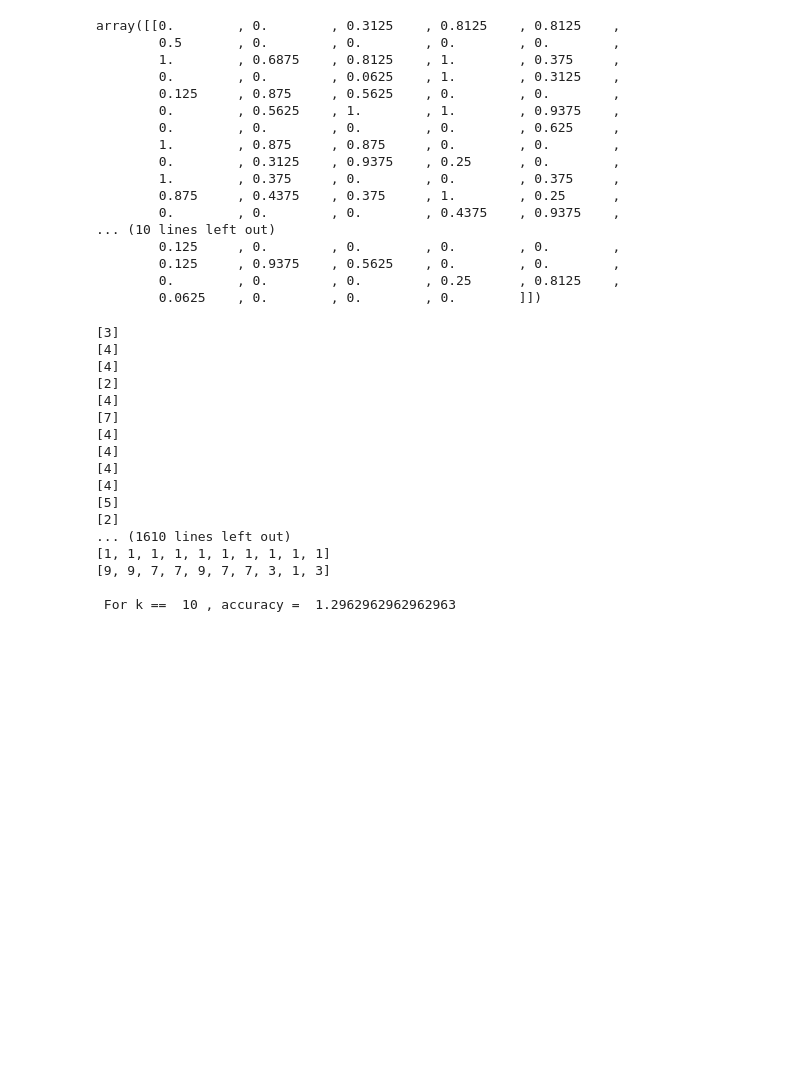
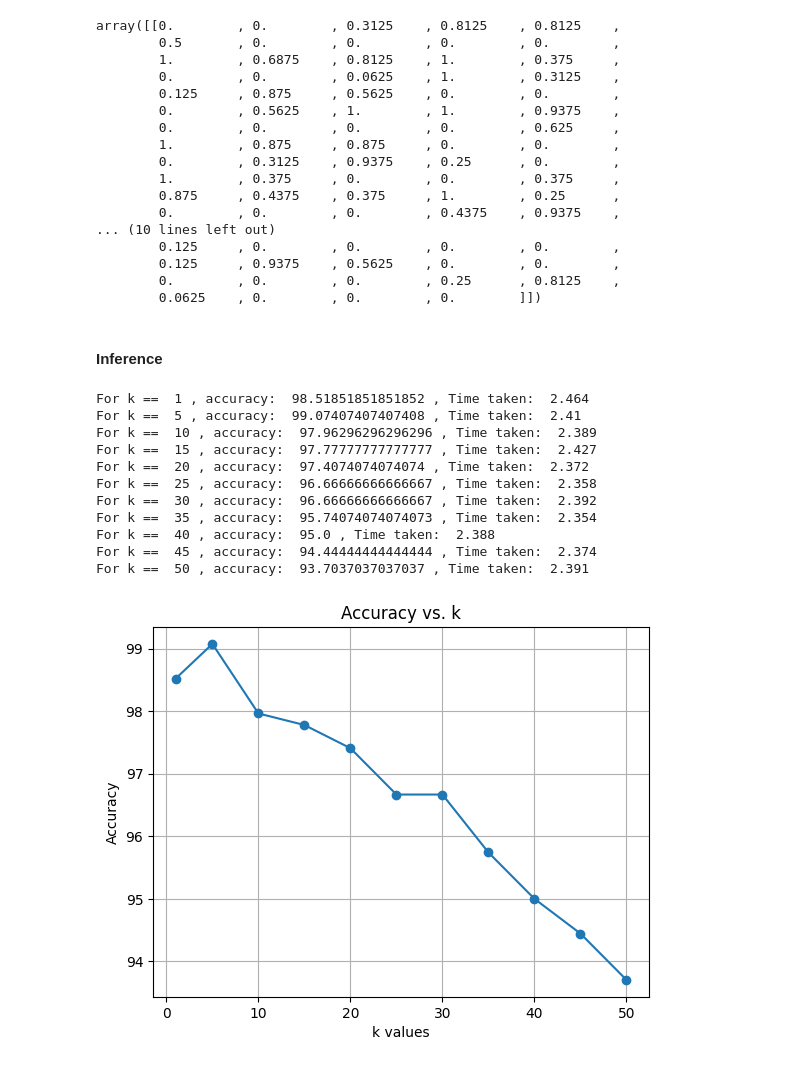
Before and after one commit to being-aerys/Python_Numpy_Implementations_of_Machine_Learning_Algorithms, a Jupyter notebook: Supervised_Methods/kNN/source/kNN_with_priority_queue.ipynb, the cells around one changed output. Cells and saved outputs as stored; diff of their text form; code cells hidden in the pictures; blank space fills up the shorter version.

Commit message:
impl. priority q. compare time with vanillakNN.

```diff
--- a/Supervised_Methods/kNN/source/kNN_with_priority_queue.ipynb
+++ b/Supervised_Methods/kNN/source/kNN_with_priority_queue.ipynb
@@ -111,33 +127,50 @@ class kNN_with_Priority_Queue:
         return mode(nearest_predictions)
+# %% [markdown]
+#### Inference
 # %%
 # predict test samples
-k_values = [1, 5, 10]
+k_values = [1, 5, 10, 15, 20, 25, 30, 35, 40, 45, 50]
 accuracies = []
-
+time_taken = []
 for k in k_values:
+    start_time = time.time()
     kNN = kNN_with_Priority_Queue(normalized_training_features, y_train, k)
     preds = []
     for test_sample_idx in range(0, len(y_test)):
         prediction = kNN.predict(normalized_test_features[test_sample_idx, :])
         preds.append(prediction)
     accuracy = utils.calculate_accuracy(y_test, preds)
-    print("\n For k == ", k, ", accuracy = ", accuracy)
+
     accuracies.append(accuracy)
+    end_time = time.time()
+    time_taken.append(round(end_time - start_time, 2))
+    print(
+        "For k == ",
+        k,
+        ", accuracy: ",
+        accuracy,
+        ", Time taken: ",
+        round(end_time - start_time, 3),
+    )
 # %% [output]
-[3]
-[4]
-[4]
-[2]
-[4]
-[7]
-[4]
-[4]
-[4]
-[4]
-[5]
-[2]
-... (1610 lines left out)
-[1, 1, 1, 1, 1, 1, 1, 1, 1, 1]
-[9, 9, 7, 7, 9, 7, 7, 3, 1, 3]
-
- For k ==  10 , accuracy =  1.2962962962962963
+For k ==  1 , accuracy:  98.51851851851852 , Time taken:  2.464
+For k ==  5 , accuracy:  99.07407407407408 , Time taken:  2.41
+For k ==  10 , accuracy:  97.96296296296296 , Time taken:  2.389
+For k ==  15 , accuracy:  97.77777777777777 , Time taken:  2.427
+For k ==  20 , accuracy:  97.4074074074074 , Time taken:  2.372
+For k ==  25 , accuracy:  96.66666666666667 , Time taken:  2.358
+For k ==  30 , accuracy:  96.66666666666667 , Time taken:  2.392
+For k ==  35 , accuracy:  95.74074074074073 , Time taken:  2.354
+For k ==  40 , accuracy:  95.0 , Time taken:  2.388
+For k ==  45 , accuracy:  94.44444444444444 , Time taken:  2.374
+For k ==  50 , accuracy:  93.7037037037037 , Time taken:  2.391
+# %%
+# Plot the accuracies
+plt.plot(k_values, accuracies, marker="o")
+plt.xlabel("k values")
+plt.ylabel("Accuracy")
+plt.title("Accuracy vs. k")
+plt.grid(True)
+plt.show()
+# %% [output]
+[figure, added]
```
Also changed, not shown: parts of 10 cells of this notebook.
